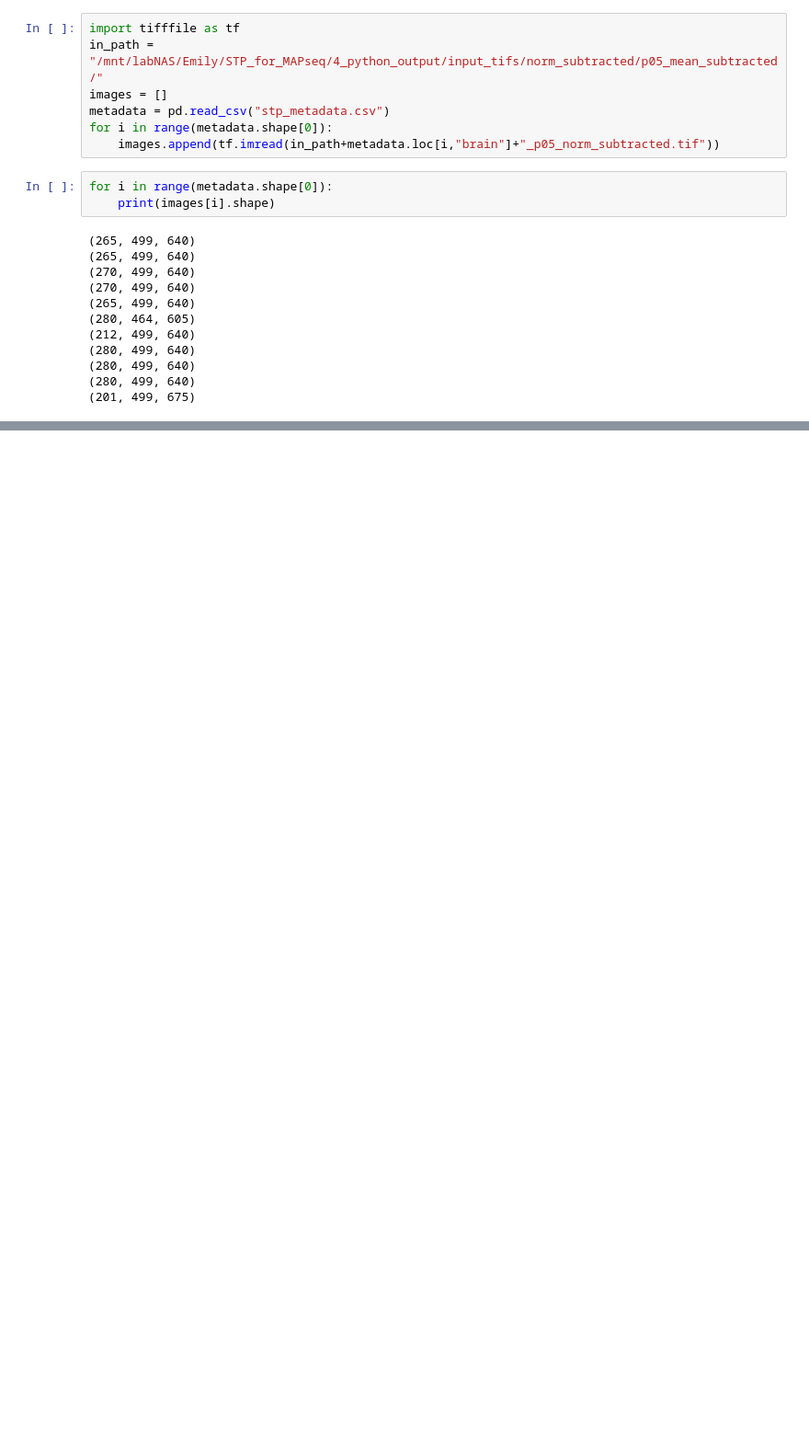
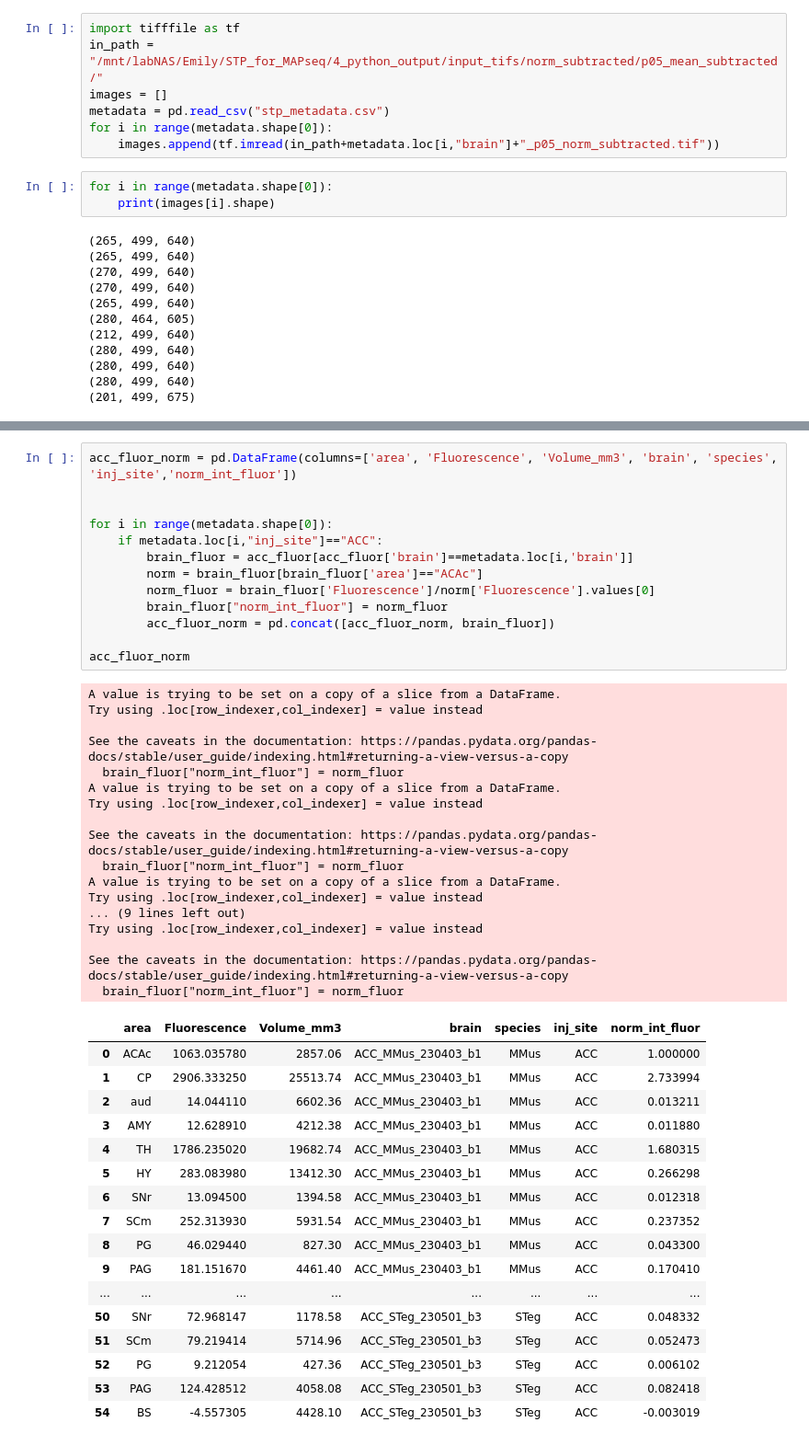
Before and after one commit to eisko/STP_analysis, a Jupyter notebook: test.ipynb, the cells around one changed output, grey strips where cells are left out. Shown at 92% size. Cells and saved outputs as stored; diff of their text form; blank space fills up the shorter version.

```diff
--- a/test.ipynb
+++ b/test.ipynb
@@ -286,0 +344,48 @@ for i in range(metadata.shape[0]):
+# %%
+acc_fluor_norm = pd.DataFrame(columns=['area', 'Fluorescence', 'Volume_mm3', 'brain', 'species', 'inj_site','norm_int_fluor'])
+
+
+for i in range(metadata.shape[0]):
+    if metadata.loc[i,"inj_site"]=="ACC":
+        brain_fluor = acc_fluor[acc_fluor['brain']==metadata.loc[i,'brain']]
+        norm = brain_fluor[brain_fluor['area']=="ACAc"]
+        norm_fluor = brain_fluor['Fluorescence']/norm['Fluorescence'].values[0]
+        brain_fluor["norm_int_fluor"] = norm_fluor
+        acc_fluor_norm = pd.concat([acc_fluor_norm, brain_fluor])
+
+acc_fluor_norm
+# %% [output]
+A value is trying to be set on a copy of a slice from a DataFrame.
+Try using .loc[row_indexer,col_indexer] = value instead
+
+See the caveats in the documentation: https://pandas.pydata.org/pandas-docs/stable/user_guide/indexing.html#returning-a-view-versus-a-copy
+  brain_fluor["norm_int_fluor"] = norm_fluor
+A value is trying to be set on a copy of a slice from a DataFrame.
+Try using .loc[row_indexer,col_indexer] = value instead
+
+See the caveats in the documentation: https://pandas.pydata.org/pandas-docs/stable/user_guide/indexing.html#returning-a-view-versus-a-copy
+  brain_fluor["norm_int_fluor"] = norm_fluor
+A value is trying to be set on a copy of a slice from a DataFrame.
+Try using .loc[row_indexer,col_indexer] = value instead
+... (9 lines left out)
+Try using .loc[row_indexer,col_indexer] = value instead
+
+See the caveats in the documentation: https://pandas.pydata.org/pandas-docs/stable/user_guide/indexing.html#returning-a-view-versus-a-copy
+  brain_fluor["norm_int_fluor"] = norm_fluor
+|  | area | Fluorescence | Volume_mm3 | brain | species | inj_site | norm_int_fluor |
+| 0 | ACAc | 1063.035780 | 2857.06 | ACC_MMus_230403_b1 | MMus | ACC | 1.000000 |
+| 1 | CP | 2906.333250 | 25513.74 | ACC_MMus_230403_b1 | MMus | ACC | 2.733994 |
+| 2 | aud | 14.044110 | 6602.36 | ACC_MMus_230403_b1 | MMus | ACC | 0.013211 |
+| 3 | AMY | 12.628910 | 4212.38 | ACC_MMus_230403_b1 | MMus | ACC | 0.011880 |
+| 4 | TH | 1786.235020 | 19682.74 | ACC_MMus_230403_b1 | MMus | ACC | 1.680315 |
+| 5 | HY | 283.083980 | 13412.30 | ACC_MMus_230403_b1 | MMus | ACC | 0.266298 |
+| 6 | SNr | 13.094500 | 1394.58 | ACC_MMus_230403_b1 | MMus | ACC | 0.012318 |
+| 7 | SCm | 252.313930 | 5931.54 | ACC_MMus_230403_b1 | MMus | ACC | 0.237352 |
+| 8 | PG | 46.029440 | 827.30 | ACC_MMus_230403_b1 | MMus | ACC | 0.043300 |
+| 9 | PAG | 181.151670 | 4461.40 | ACC_MMus_230403_b1 | MMus | ACC | 0.170410 |
+| ... | ... | ... | ... | ... | ... | ... | ... |
+| 50 | SNr | 72.968147 | 1178.58 | ACC_STeg_230501_b3 | STeg | ACC | 0.048332 |
+| 51 | SCm | 79.219414 | 5714.96 | ACC_STeg_230501_b3 | STeg | ACC | 0.052473 |
+| 52 | PG | 9.212054 | 427.36 | ACC_STeg_230501_b3 | STeg | ACC | 0.006102 |
+| 53 | PAG | 124.428512 | 4058.08 | ACC_STeg_230501_b3 | STeg | ACC | 0.082418 |
+| 54 | BS | -4.557305 | 4428.10 | ACC_STeg_230501_b3 | STeg | ACC | -0.003019 |
```
Also changed, not shown: parts of 10 cells of this notebook, 1 other file.
